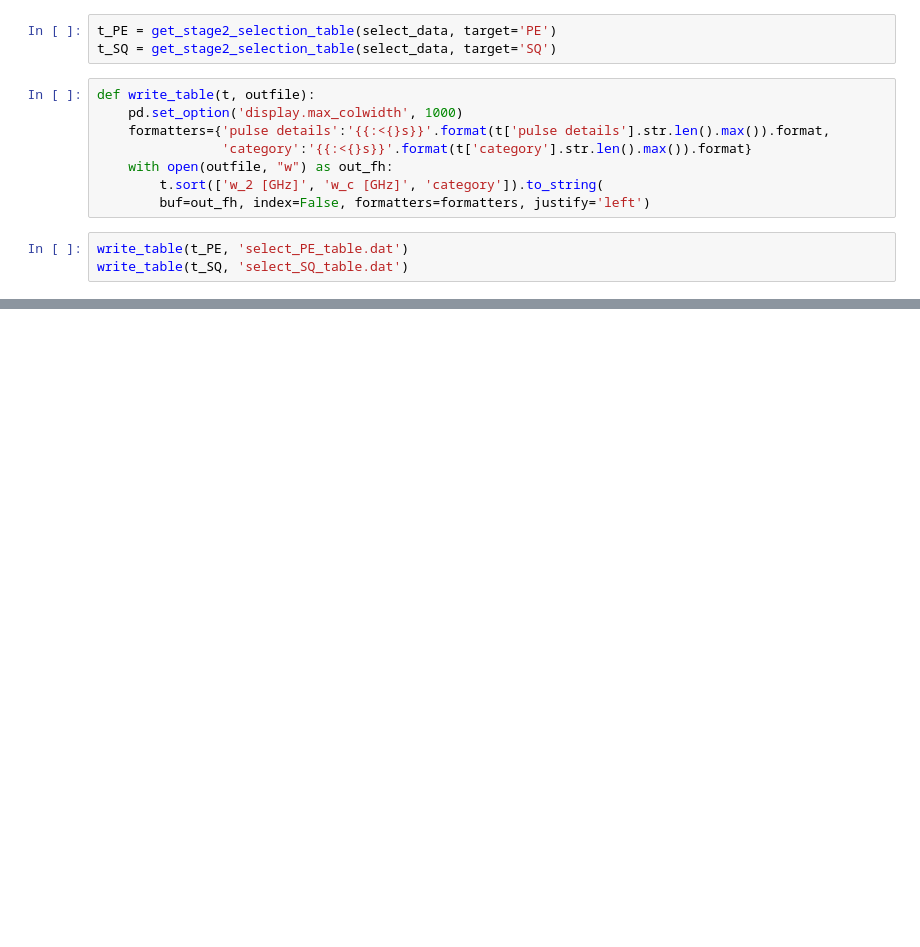
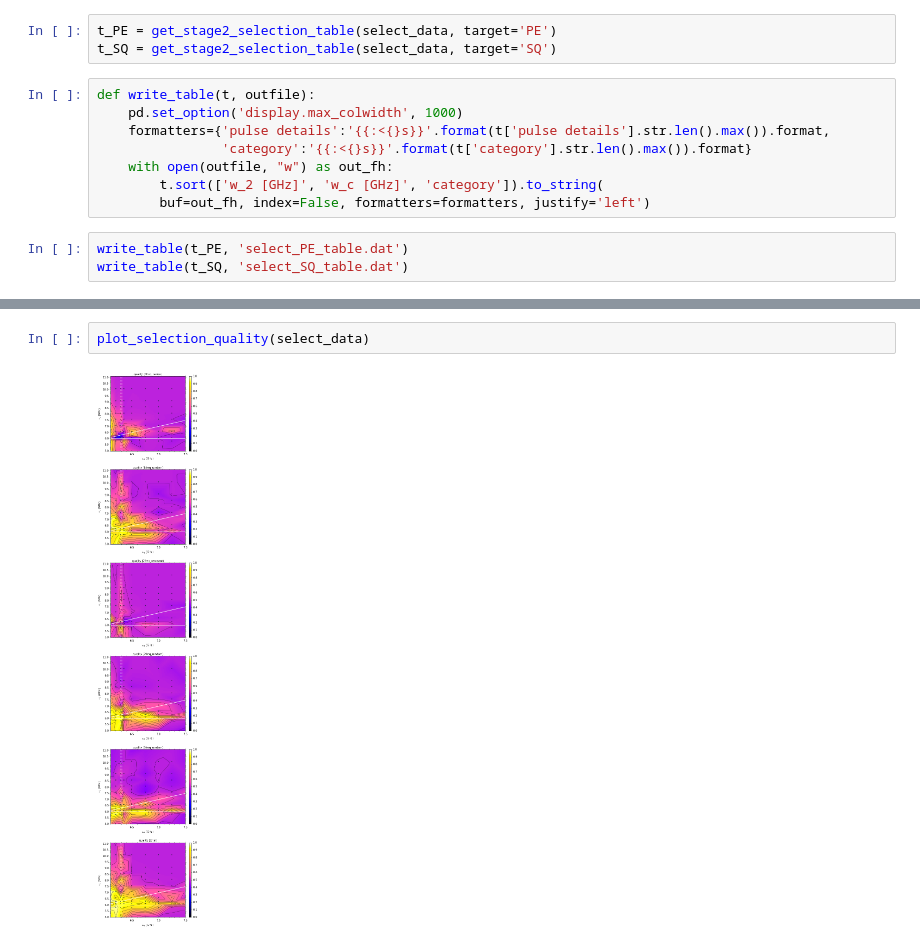
Before and after one commit to goerz-research/tmlandscape_data, a Jupyter notebook: Stage1Analysis.ipynb, the cells around one changed output, grey strips where cells are left out. Saved outputs shown, nothing was run; the diff lists cells and outputs as text; blank space fills up the shorter version.

Commit message:
"quality" analysis of stage1

```diff
--- a/Stage1Analysis.ipynb
+++ b/Stage1Analysis.ipynb
@@ -70,0 +83,4 @@ plot_selection_data(select_data, 'SQ')
+# %%
+plot_selection_quality(select_data)
+# %% [output]
+[figure, added]
```
Also changed, not shown: parts of 6 cells of this notebook, 1 other file.
